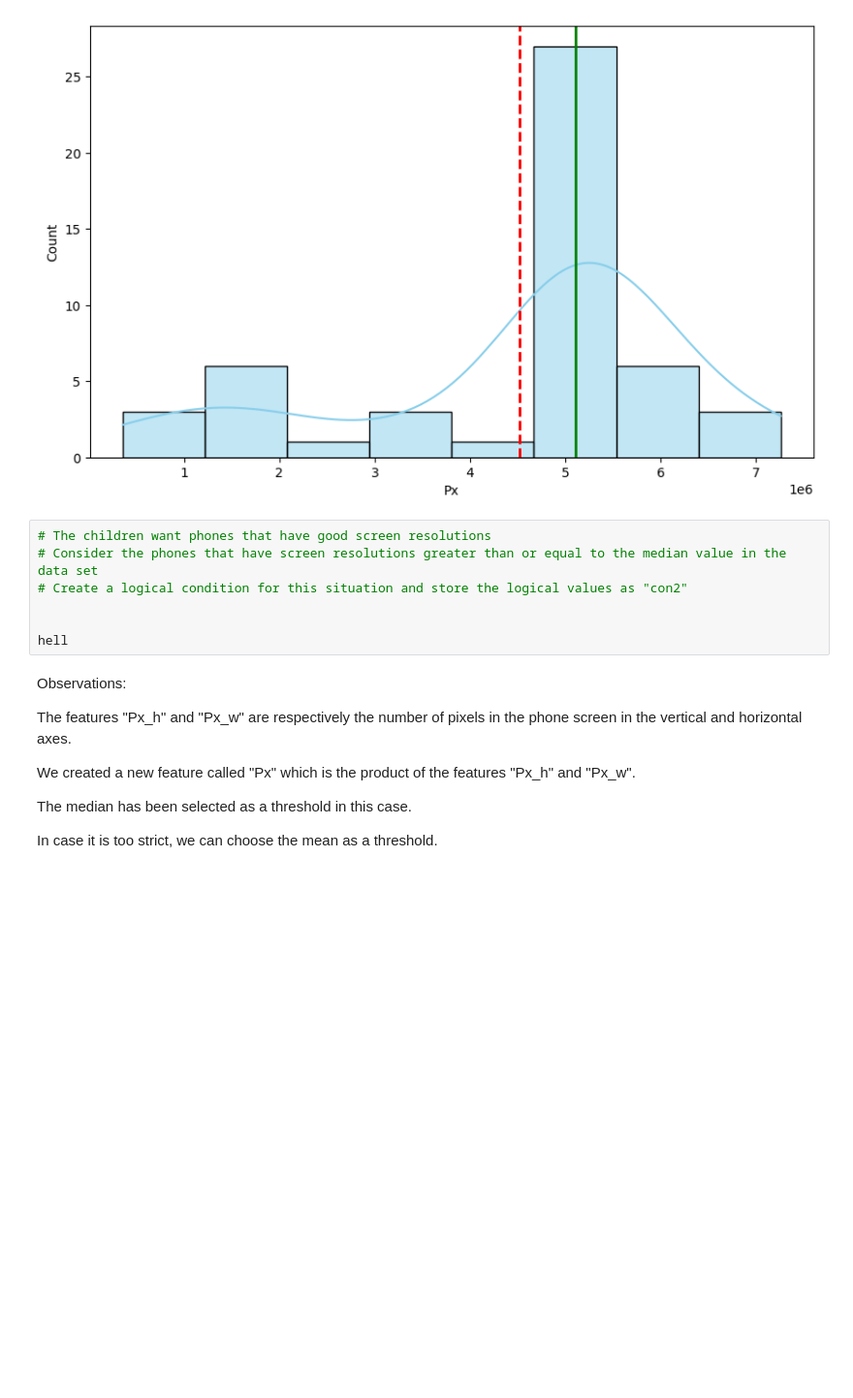
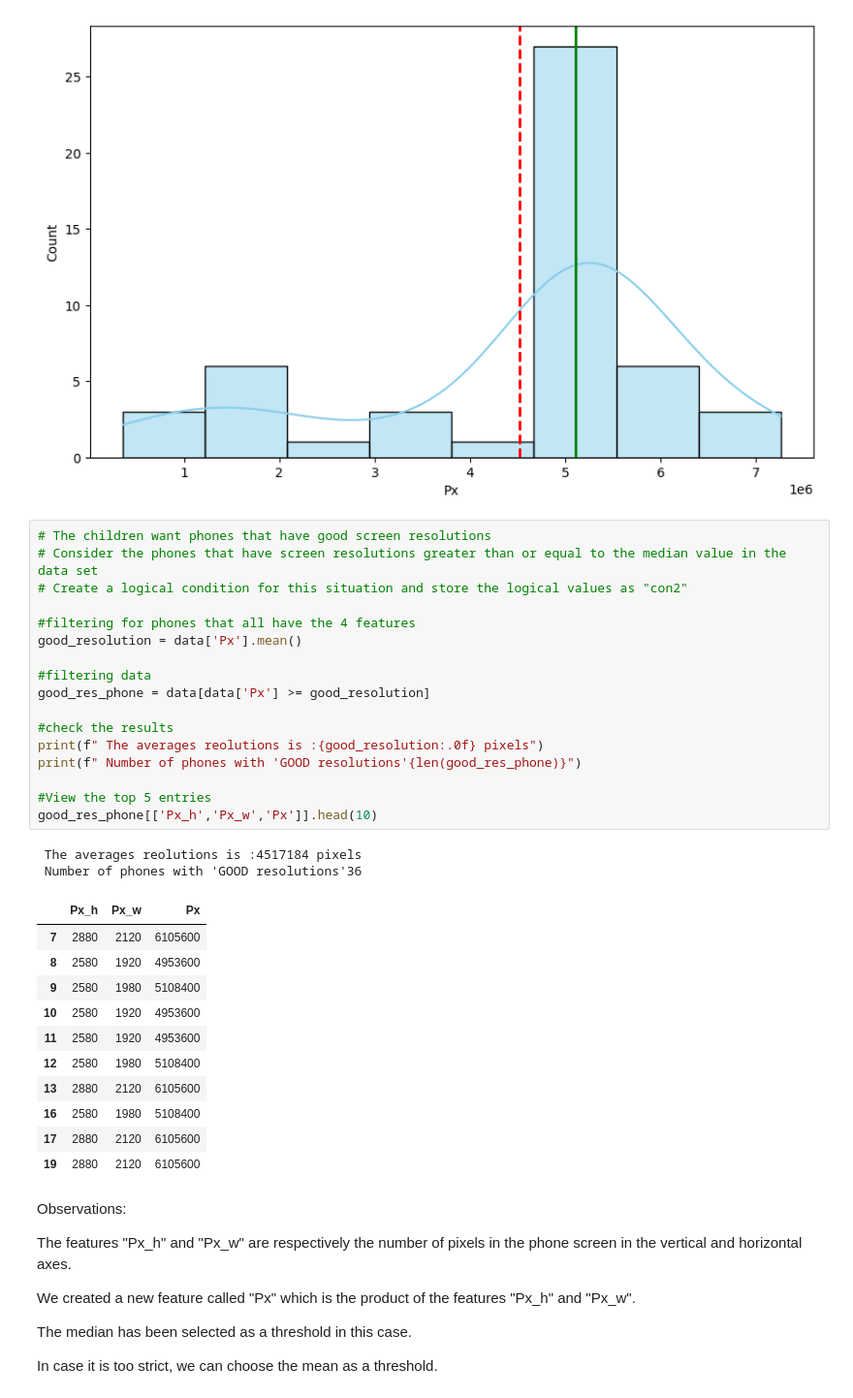
Before and after one commit to Subodhoraw/statistics-module-, a Jupyter notebook: Statistics Module Assignment.ipynb, the cells around one changed output. Shown at 97% size. Cells and saved outputs as stored; diff of their text form; blank space fills up the shorter version.

```diff
--- a/Statistics Module Assignment.ipynb
+++ b/Statistics Module Assignment.ipynb
@@ -274,10 +272,34 @@ plt.axvline(px_median, color = 'green',linestyle = '-',linewidth =2, label = f'M
 # %%
 # The children want phones that have good screen resolutions
 # Consider the phones that have screen resolutions greater than or equal to the median value in the data set
 # Create a logical condition for this situation and store the logical values as "con2"
 
+#filtering for phones that all have the 4 features
+good_resolution = data['Px'].mean()
 
-hell
+#filtering data
+good_res_phone = data[data['Px'] >= good_resolution]
+
+#check the results
+print(f" The averages reolutions is :{good_resolution:.0f} pixels")
+print(f" Number of phones with 'GOOD resolutions'{len(good_res_phone)}")
+
+#View the top 5 entries
+good_res_phone[['Px_h','Px_w','Px']].head(10)
+# %% [output]
+ The averages reolutions is :4517184 pixels
+ Number of phones with 'GOOD resolutions'36
+|  | Px_h | Px_w | Px |
+| 7 | 2880 | 2120 | 6105600 |
+| 8 | 2580 | 1920 | 4953600 |
+| 9 | 2580 | 1980 | 5108400 |
+| 10 | 2580 | 1920 | 4953600 |
+| 11 | 2580 | 1920 | 4953600 |
+| 12 | 2580 | 1980 | 5108400 |
+| 13 | 2880 | 2120 | 6105600 |
+| 16 | 2580 | 1980 | 5108400 |
+| 17 | 2880 | 2120 | 6105600 |
+| 19 | 2880 | 2120 | 6105600 |
 # %% [markdown]
 Observations:
 
```
Also changed, not shown: parts of 3 cells of this notebook.
